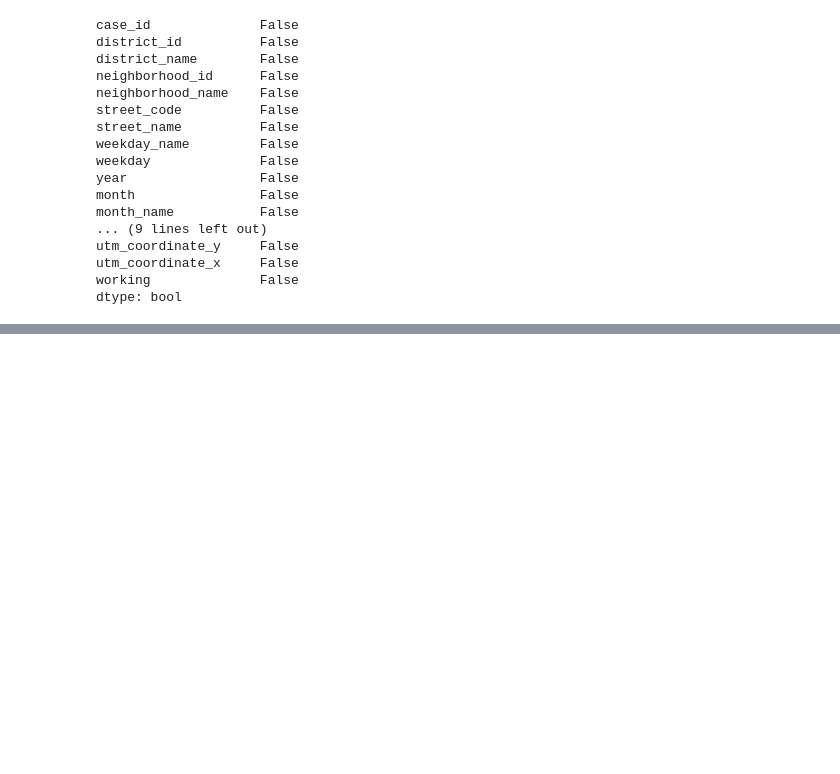
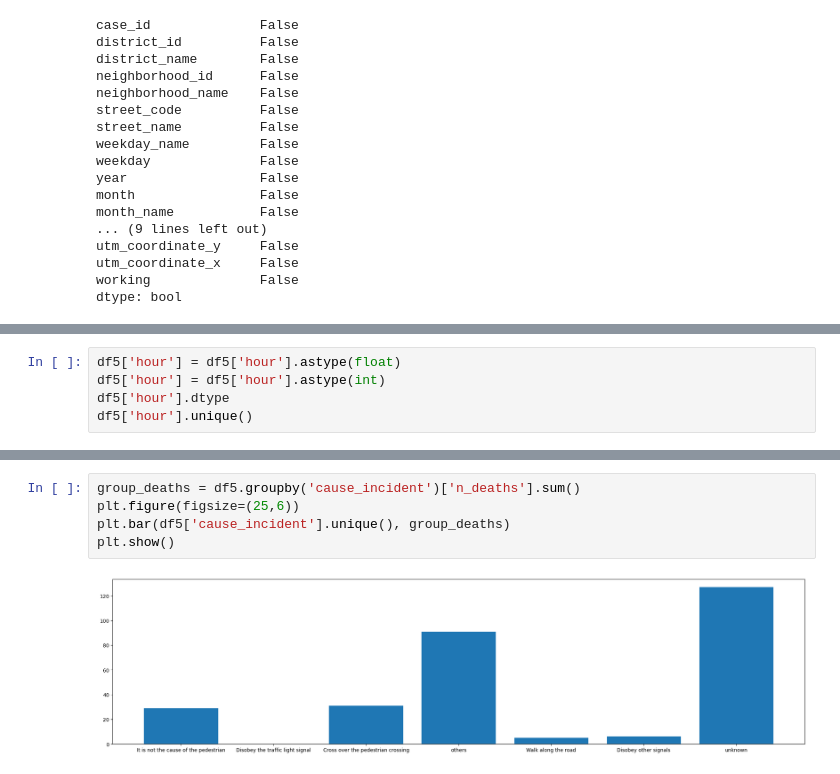
Before and after one commit to elmokh9/Road-accidents-Barcalona, a Jupyter notebook: Barcelona.ipynb, the cells around one changed output, grey strips where cells are left out. Drawn from its saved outputs; the diff is of its cells as text; blank space fills up the shorter version.

```diff
--- a/Barcelona.ipynb
+++ b/Barcelona.ipynb
@@ -344,0 +372,5 @@ dtype: bool
+# %%
+df5['hour'] = df5['hour'].astype(float)
+df5['hour'] = df5['hour'].astype(int)
+df5['hour'].dtype
+df5['hour'].unique()
@@ -344,0 +416,7 @@ dtype: bool
+# %%
+group_deaths = df5.groupby('cause_incident')['n_deaths'].sum()
+plt.figure(figsize=(25,6))
+plt.bar(df5['cause_incident'].unique(), group_deaths)
+plt.show()
+# %% [output]
+[figure, added]
```
Also changed, not shown: parts of 55 cells of this notebook.
